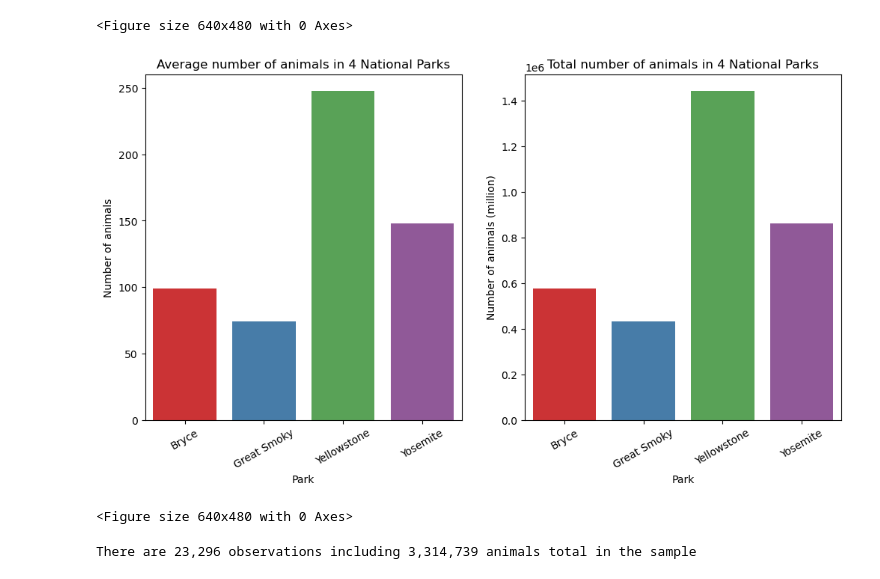
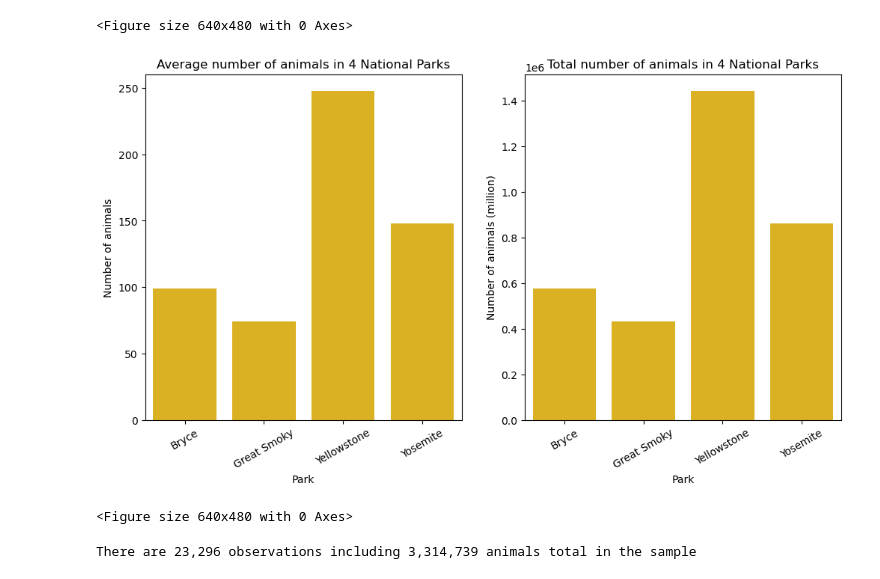
Before and after one commit to LiZoMark841619/Biodiversity_Project, a Jupyter notebook: biodiversity_starter/biodiversity.ipynb, the cells around one changed output. Drawn from its saved outputs; the diff is of its cells as text; code cells hidden in the pictures.

```diff
--- a/biodiversity_starter/biodiversity.ipynb
+++ b/biodiversity_starter/biodiversity.ipynb
@@ -94,22 +94,22 @@ plt.clf()
 # %%
 plt.figure(figsize=[12,6])
 plt.subplot(1,2,1)
-sns.barplot(x='park_name', y='observations', data=avg_animal)
+sns.barplot(x='park_name', y='observations', data=avg_animal, color='#FAC205')
 plt.title(f'Average number of animals in {avg_animal.park_name.nunique()} National Parks')
 plt.xlabel('Park')
 plt.ylabel('Number of animals')
 plt.xticks(rotation=30)
 plt.subplot(1,2,2)
-sns.barplot(x='park_name', y='observations', data=total_animal)
+sns.barplot(x='park_name', y='observations', data=total_animal, color='#FAC205')
 plt.title(f'Total number of animals in {total_animal.park_name.nunique()} National Parks')
 plt.xlabel('Park')
 plt.ylabel('Number of animals (million)')
 plt.xticks(rotation=30)
 plt.savefig('num_of_animals.png')
 plt.show()
 plt.clf()
 # %% [output]
-[figure, old version]
+[figure, new version]
 <Figure size 640x480 with 0 Axes>
 # %%
 print(f'There are {len(file1.observations):,} observations including {file1.observations.sum():,} animals total in the sample')
```
Also changed, not shown: parts of 1 cell of this notebook, 2 other files.
